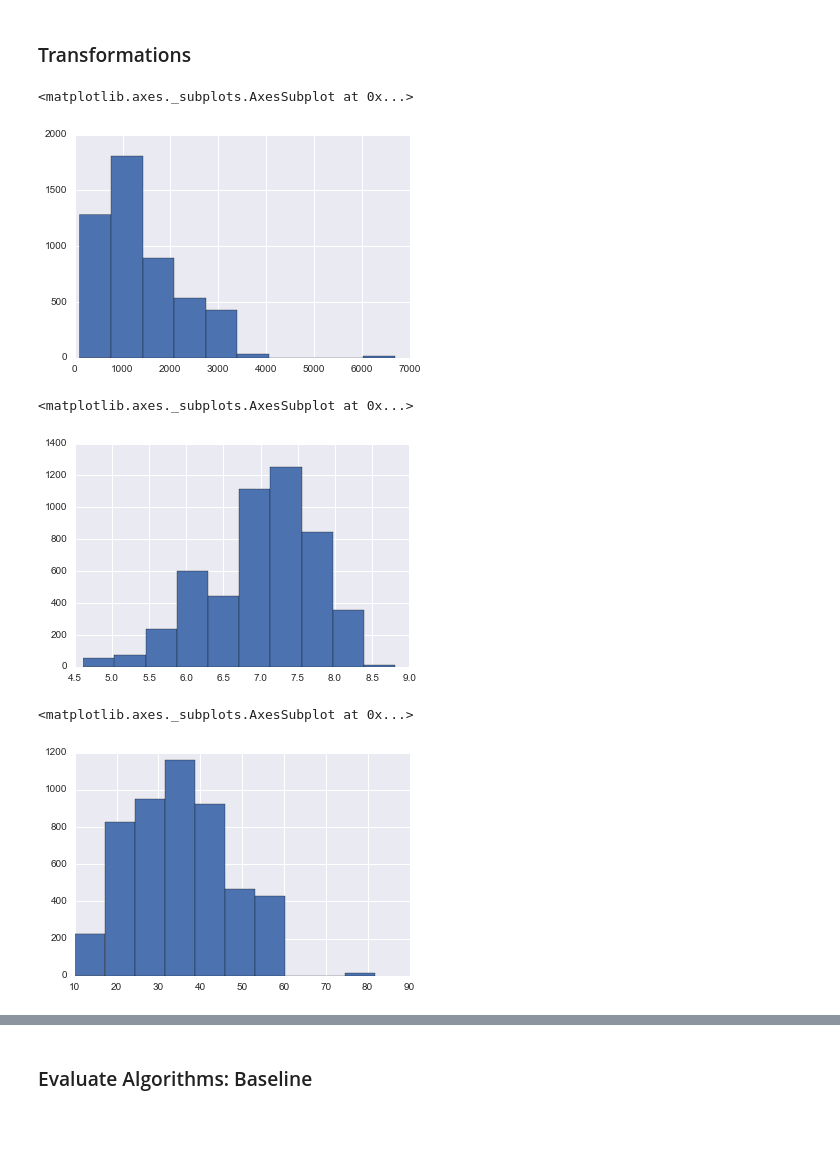
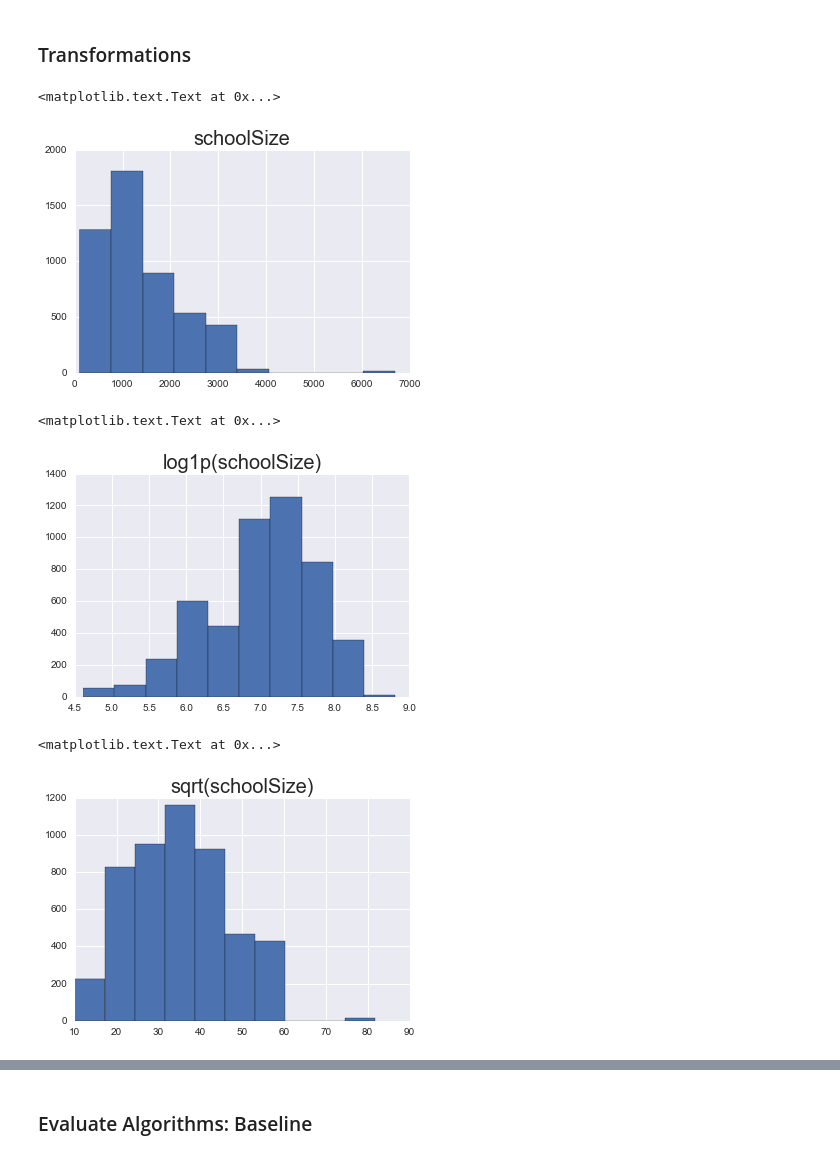
Before and after one commit to shintotm/TestScorePrediction, a Jupyter notebook: PreProcessing.ipynb, the cells around one changed output, grey strips where cells are left out. Drawn from its saved outputs; the diff is of its cells as text; code cells hidden in the pictures; blank space fills up the shorter version.

```diff
--- a/PreProcessing.ipynb
+++ b/PreProcessing.ipynb
@@ -113,18 +113,21 @@ pisa = pisa.drop(['motherBachelors','motherBornUS', 'fatherBornUS'], axis=1)
 ### Transformations
 # %%
 pisa['schoolSize'].hist()
+plt.title('schoolSize', fontsize=20)
 # %% [output]
-<matplotlib.axes._subplots.AxesSubplot at 0x...>
+<matplotlib.text.Text at 0x...>
-[figure, old version]
+[figure, new version]
 # %%
 np.log1p(pisa['schoolSize']).hist()
+plt.title('log1p(schoolSize)', fontsize=20)
 # %% [output]
-<matplotlib.axes._subplots.AxesSubplot at 0x...>
+<matplotlib.text.Text at 0x...>
-[figure, old version]
+[figure, new version]
 # %%
 np.sqrt(pisa['schoolSize']).hist()
+plt.title('sqrt(schoolSize)', fontsize=20)
 # %% [output]
-<matplotlib.axes._subplots.AxesSubplot at 0x...>
+<matplotlib.text.Text at 0x...>
-[figure, old version]
+[figure, new version]
 # %%
 pisa['minutesPerWeekEnglish'].hist()
```
Also changed, not shown: parts of 4 cells of this notebook.
